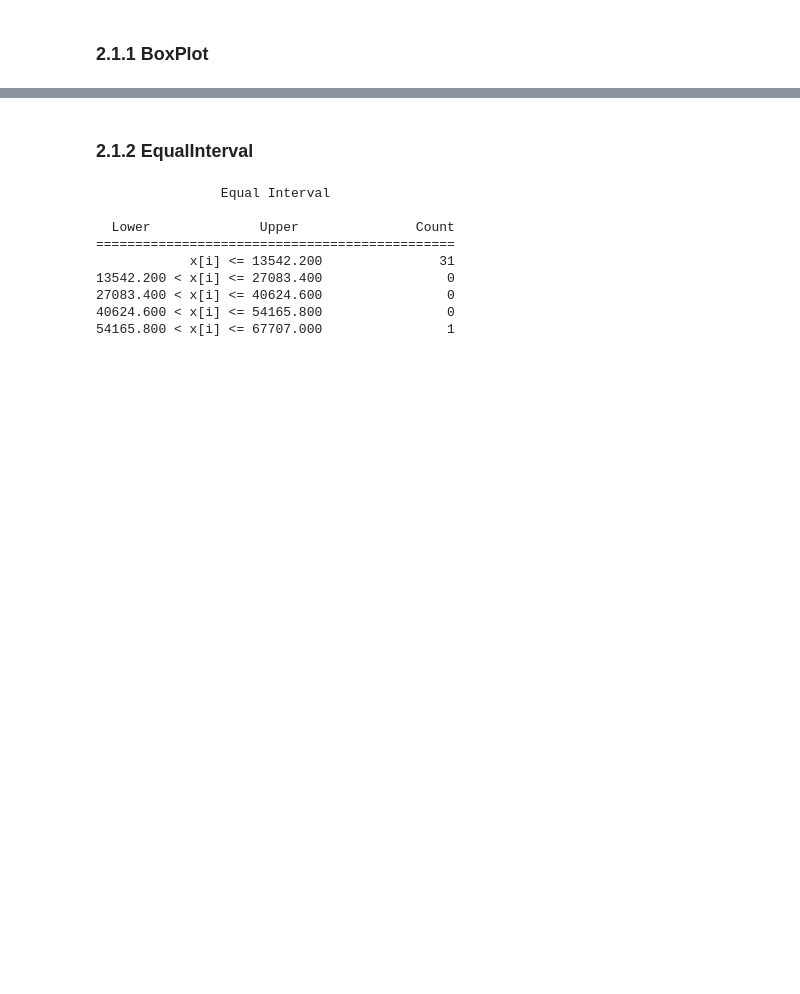
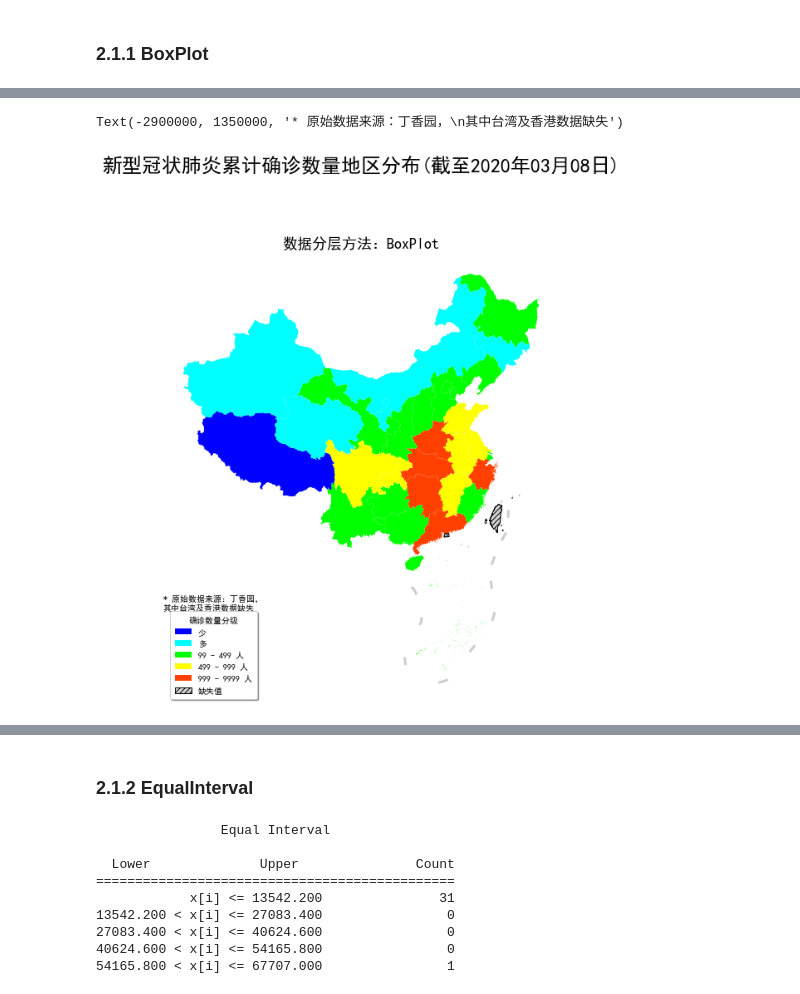
Before and after one commit to CNFeffery/DataScienceStudyNotes, a Jupyter notebook: 历史文章附件列表/（数据科学学习手札79）基于geopandas的空间数据分析——深入浅出分层设色/（数据科学学习手札79）基于geopandas的空间数据分析——深入浅出分层设色.ipynb, the cells around one changed output, grey strips where cells are left out. Drawn from its saved outputs; the diff is of its cells as text; code cells hidden in the pictures; blank space fills up the shorter version.

```diff
--- a/历史文章附件列表/（数据科学学习手札79）基于geopandas的空间数据分析——深入浅出分层设色/（数据科学学习手札79）基于geopandas的空间数据分析——深入浅出分层设色.ipynb
+++ b/历史文章附件列表/（数据科学学习手札79）基于geopandas的空间数据分析——深入浅出分层设色/（数据科学学习手札79）基于geopandas的空间数据分析——深入浅出分层设色.ipynb
@@ -140,0 +141,60 @@ fig.savefig('图6.png', dpi=300)
+# %%
+from matplotlib import colors
+import matplotlib.patches as mpatches
+
+fig, ax = plt.subplots(figsize=(10, 10))
+
+# 自定义bins
+bins = [0, 9, 99, 499, 999, 9999]
+
+color_list = ['#0000FF', '#00FFFF', '#00FF00', '#FFFF00', '#FF4000']
+colormap = colors.ListedColormap(color_list)
+
+ax = data_with_geometry.to_crs(albers_proj).plot(ax=ax,
+                                                 column='province_confirmedCount',
+                                                 cmap=colormap,
+                                                 missing_kwds={
+                                                     "color": "lightgrey",
+                                                     "edgecolor": "black",
+                                                     "hatch": "////",
+                                                     "label": "缺失值"
+                                                 },
+                                                 scheme='UserDefined',
+                                                 classification_kwds={
+                                                     'bins': bins
+                                                 })
+
+handles, labels = ax.get_legend_handles_labels() #get existing legend item handles and labels
+
+ax = nine_lines.geometry.to_crs(albers_proj).plot(ax=ax,
+                                                  edgecolor='grey',
+                                                  linewidth=3,
+                                                  alpha=0.4)
+
+# 得到mapclassify中BoxPlot的数据分层点
+bins = [0, 9, 99, 499, 999, 9999]
+
+LegendElement = [mpatches.Patch(facecolor=color_list[0], label='少'),
+                 mpatches.Patch(facecolor=color_list[1], label='多')] + \
+                [mpatches.Patch(facecolor=color_list[i], label=f'{int(max(bins[i], 0))} - {int(bins[i+1])} 人')
+                 for i in range(2, 5)] + [mpatches.Patch(facecolor='lightgrey', edgecolor='black', hatch='////', label='缺失值')]
+
+LegendElement = [
+    *[mpatches.Patch(facecolor=color_list[0], label='少'), mpatches.Patch(facecolor=color_list[1], label='多')],
+    *[mpatches.Patch(facecolor=color_list[i], label=f'{int(max(bins[i], 0))} - {int(bins[i+1])} 人') for i in range(2, 5)],
+     mpatches.Patch(facecolor='lightgrey', edgecolor='black', hatch='////', label='缺失值')
+]
+
+
+
+# 将制作好的图例映射对象列表导入legend()中，并配置相关参数
+ax.legend(handles = LegendElement, loc='lower left', fontsize=10, title='确诊数量分级', shadow=True, borderpad=0.6)
+
+ax.axis('off')
+plt.suptitle('新型冠状肺炎累计确诊数量地区分布(截至2020年03月08日)', fontsize=24) # 添加最高级别标题
+plt.title('数据分层方法：BoxPlot', fontsize=18)
+plt.tight_layout(pad=4.5) # 调整不同标题之间间距
+ax.text(-2900000, 1350000, '* 原始数据来源：丁香园，\n其中台湾及香港数据缺失') # 添加数据说明
+# %% [output]
+Text(-2900000, 1350000, '* 原始数据来源：丁香园，\n其中台湾及香港数据缺失')
+[figure, added]
```
Also changed, not shown: parts of 6 cells of this notebook, 4 other files.
